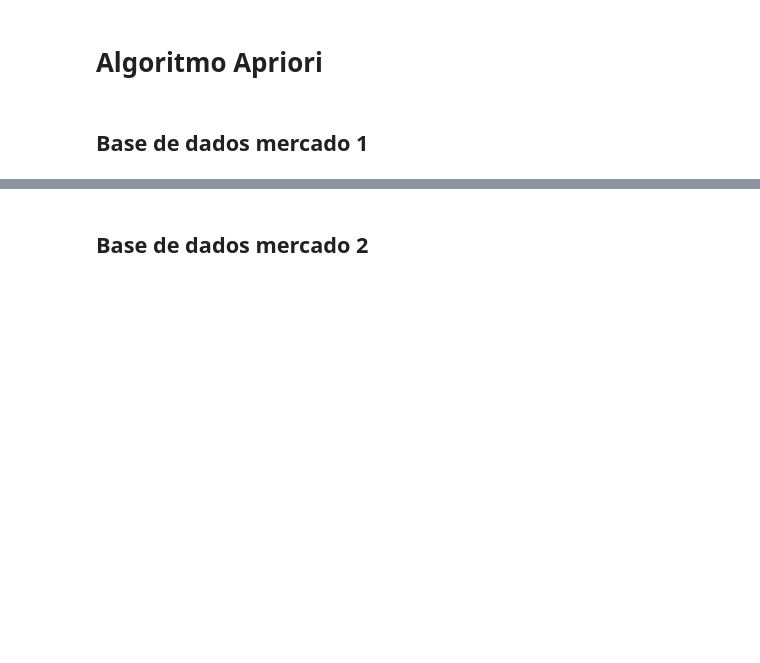
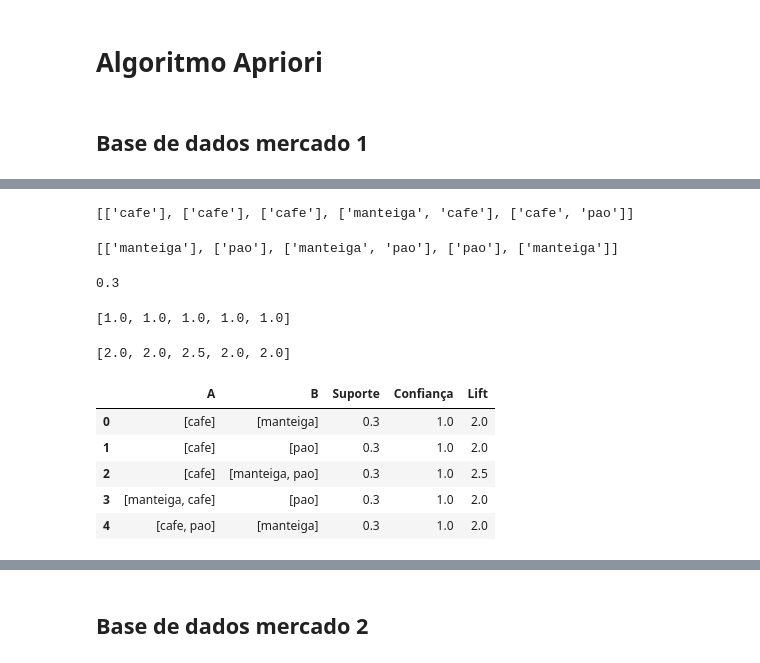
Before and after one commit to Josearthur266/Aprendendo_Machine_Learning, a Jupyter notebook: Algoritmo_apriori/Algoritmo_apriori.ipynb, the cells around one changed output, grey strips where cells are left out. Drawn from its saved outputs; the diff is of its cells as text; code cells hidden in the pictures; blank space fills up the shorter version.

```diff
--- a/Algoritmo_apriori/Algoritmo_apriori.ipynb
+++ b/Algoritmo_apriori/Algoritmo_apriori.ipynb
@@ -101,0 +23,5 @@ plt.show()
+# %%
+transacoes = []
+for i in range(len(base_mercado1)):
+    #print(base_mercado1.values[i, 0])
+    transacoes.append([str(base_mercado1.values[i, j]) for j in range(base_mercado1.shape[1])])
@@ -101,0 +45,5 @@ plt.show()
+# %%
+regras = apriori(transacoes, min_support = 0.3, min_confidence = 0.8, min_lift = 2)
+resultados = list(regras)
+
+resultados
@@ -101,0 +85,25 @@ plt.show()
+# %%
+A = []
+B = []
+suporte = []
+confianca = []
+lift = []
+for resultado in resultados:
+    s = resultado[1] #suporte
+    #resultado[0] é o conjunto de itens que compõem a regra
+    #resultado[1] é o suporte da regra
+    #resultado[2] é uma lista de regras que atendem aos critérios de suporte, confiança e lift
+    #resultado
+    result_rules = resultado[2]
+    for result_rule in result_rules:
+        print(result_rule)
+        #se compra 'a', então compra 'b' com lift 'l' e confiança 'c'
+        a = list(result_rule[0])
+        b = list(result_rule[1])
+        c = result_rule[2]
+        l = result_rule[3]
+        A.append(a)
+        B.append(b)
+        suporte.append(s)
+        confianca.append(c)
+        lift.append(l)
@@ -101,0 +116,30 @@ plt.show()
+# %%
+A
+# %% [output]
+[['cafe'], ['cafe'], ['cafe'], ['manteiga', 'cafe'], ['cafe', 'pao']]
+# %%
+B
+# %% [output]
+[['manteiga'], ['pao'], ['manteiga', 'pao'], ['pao'], ['manteiga']]
+# %%
+s
+# %% [output]
+0.3
+# %%
+confianca
+# %% [output]
+[1.0, 1.0, 1.0, 1.0, 1.0]
+# %%
+lift
+# %% [output]
+[2.0, 2.0, 2.5, 2.0, 2.0]
+# %%
+rules_df = pd.DataFrame({'A': A, 'B': B, 'Suporte': suporte, 'Confiança': confianca, 'Lift': lift})
+rules_df
+# %% [output]
+|  | A | B | Suporte | Confiança | Lift |
+| 0 | [cafe] | [manteiga] | 0.3 | 1.0 | 2.0 |
+| 1 | [cafe] | [pao] | 0.3 | 1.0 | 2.0 |
+| 2 | [cafe] | [manteiga, pao] | 0.3 | 1.0 | 2.5 |
+| 3 | [manteiga, cafe] | [pao] | 0.3 | 1.0 | 2.0 |
+| 4 | [cafe, pao] | [manteiga] | 0.3 | 1.0 | 2.0 |
```
Also changed, not shown: parts of 23 cells of this notebook, 1 other file.
